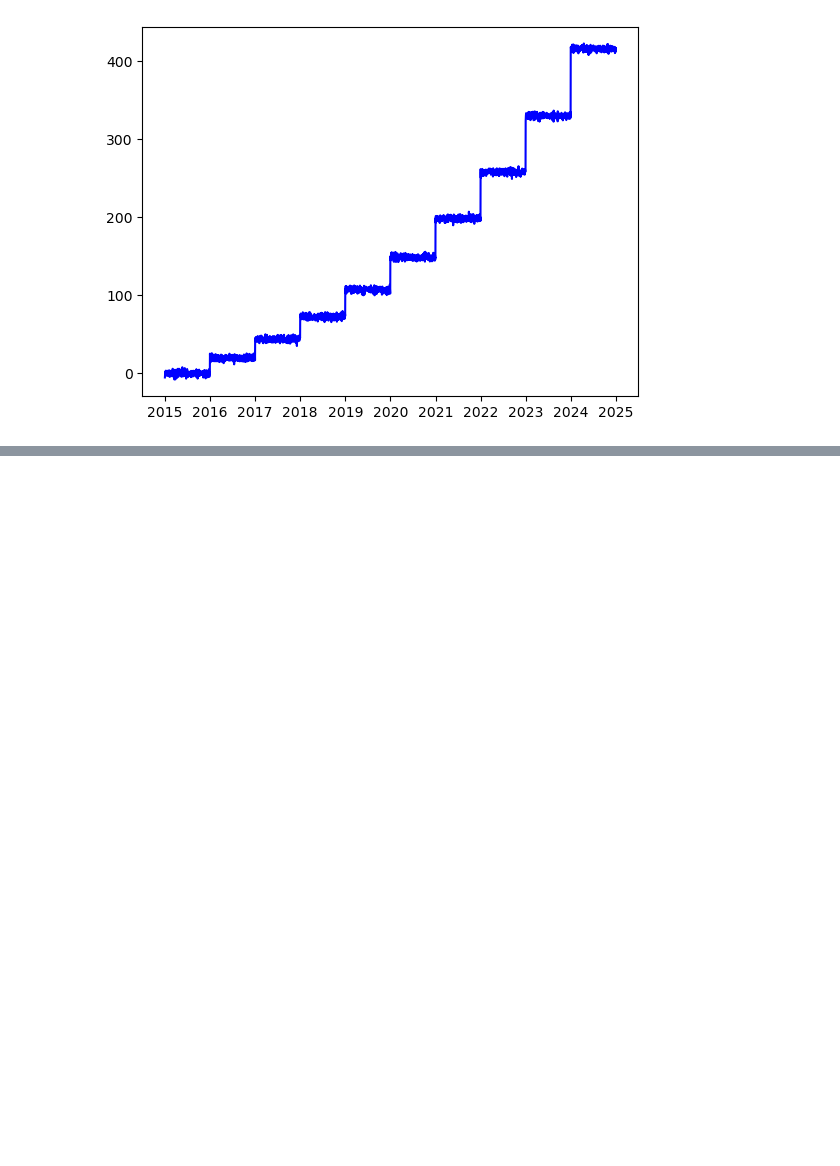
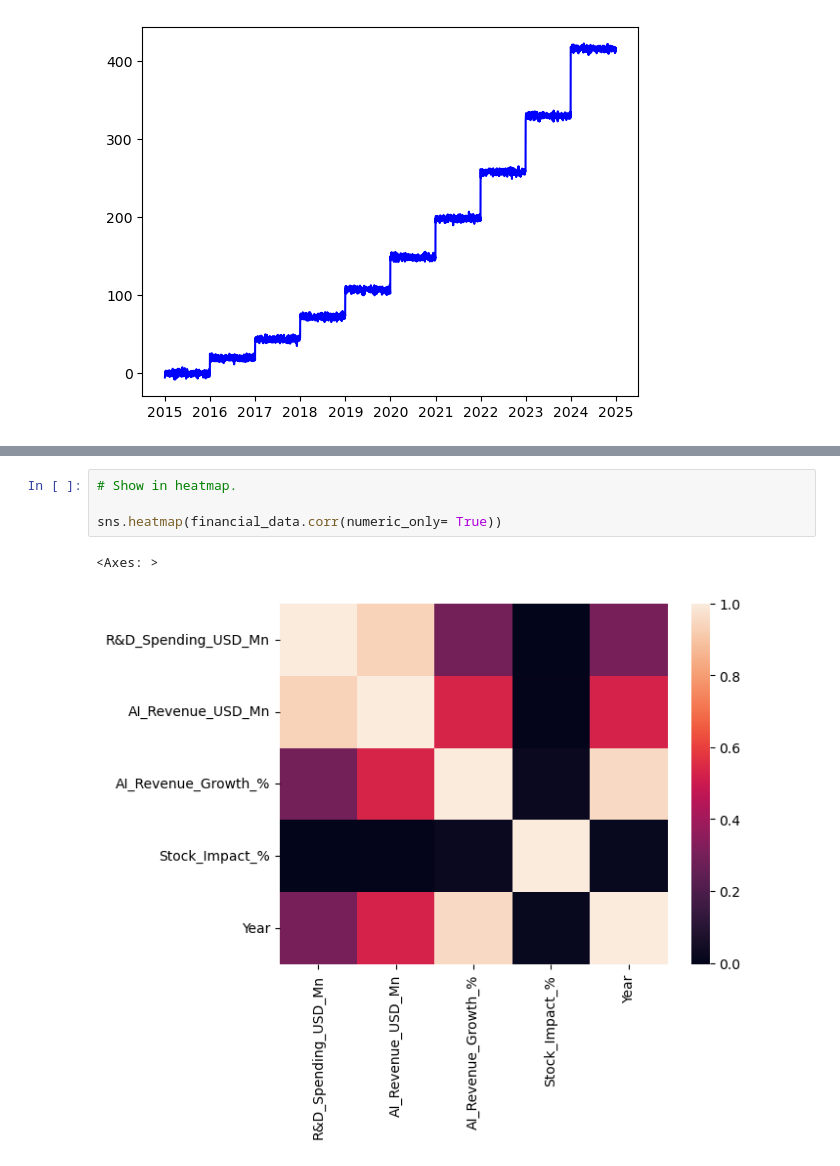
Before and after one commit to abdullahkhan-10/Python-Complete-Course, a Jupyter notebook: Python Projects/Intermediate Projects/3_financial_data.ipynb, the cells around one changed output, grey strips where cells are left out. Cells and saved outputs as stored; diff of their text form; blank space fills up the shorter version.

Commit message:
Correlation between column shown in heatmap

```diff
--- a/Python Projects/Intermediate Projects/3_financial_data.ipynb
+++ b/Python Projects/Intermediate Projects/3_financial_data.ipynb
@@ -428,0 +440,7 @@ plt.show()
+# %%
+# Show in heatmap.
+
+sns.heatmap(financial_data.corr(numeric_only= True))
+# %% [output]
+<Axes: >
+[figure, added]
```
Also changed, not shown: parts of 2 cells of this notebook.
